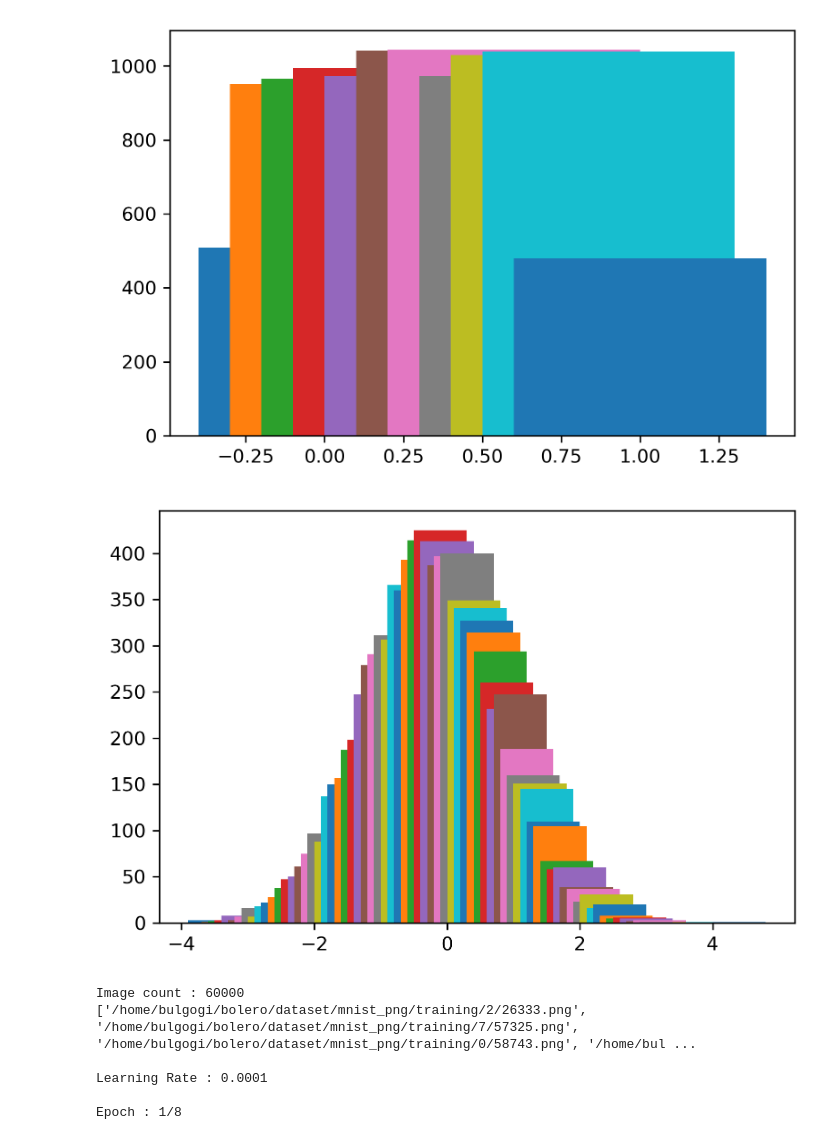
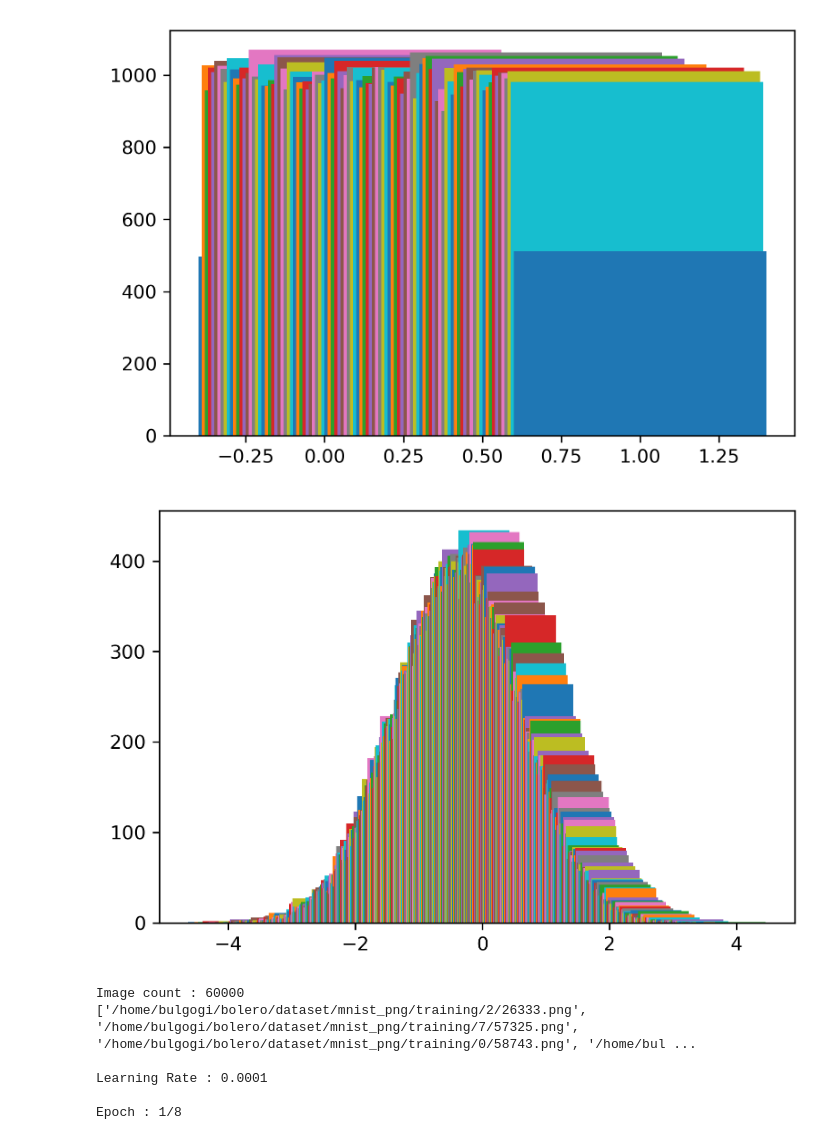
Before and after one commit to bolero2/gan-pytorch, a Jupyter notebook: Untitled.ipynb, the cells around one changed output. Cells and saved outputs as stored; diff of their text form; code cells hidden in the pictures.

```diff
--- a/Untitled.ipynb
+++ b/Untitled.ipynb
@@ -149,48 +149,53 @@ class CustomDataset(Dataset):
 
         return img
 # %%
-def rand(batch_size, depth):
+import torch
+
+
+def generate_random_image(batch_size, depth):
     random_data = np.random.rand(batch_size, depth).astype(np.float32)
     random_data = torch.from_numpy(random_data)
     return random_data
 
-def randn(batch_size, depth):
+def generate_random_seed(batch_size, depth):
     random_data = np.random.randn(batch_size, depth).astype(np.float32)
     random_data = torch.from_numpy(random_data)
     return random_data
 # %%
+from matplotlib import pyplot as plt
+import numpy as np
 import collections
 
 plt.figure(dpi=300)
 randlist = []
 randdict = {}
-for x in range(0, 10000):
+for x in range(0, 100000):
     randnum = generate_random_image(1, 1).detach().cpu().numpy().tolist()[0][0]
-    randnum = np.round(randnum, 1)
+    randnum = np.round(randnum, 2)
     randlist.append(randnum)
 randdict = collections.Counter(randlist)
 keys = sorted(randdict.keys())
 
 for k in keys:
     plt.bar(k, randdict[k])
 plt.show()
 
 plt.figure(dpi=300)
 randlist = []
 randdict = {}
-for x in range(0, 10000):
+for x in range(0, 100000):
     randnum = generate_random_seed(1, 1).detach().cpu().numpy().tolist()[0][0]
-    randnum = np.round(randnum, 1)
+    randnum = np.round(randnum, 2)
     randlist.append(randnum)
 randdict = collections.Counter(randlist)
 keys = sorted(randdict.keys())
 
 for k in keys:
     plt.bar(k, randdict[k])
 plt.show()
 # %% [output]
-[figure, old version]
+[figure, new version]
-[figure, old version]
+[figure, new version]
 # %%
 import yaml
 import os
```
